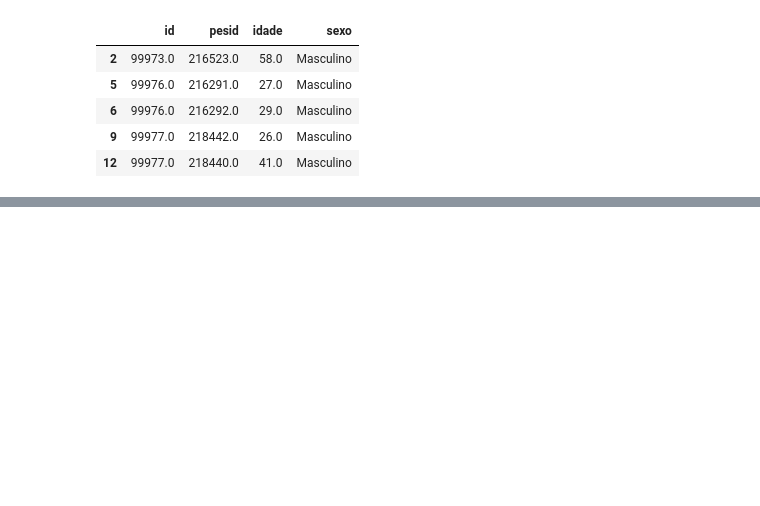
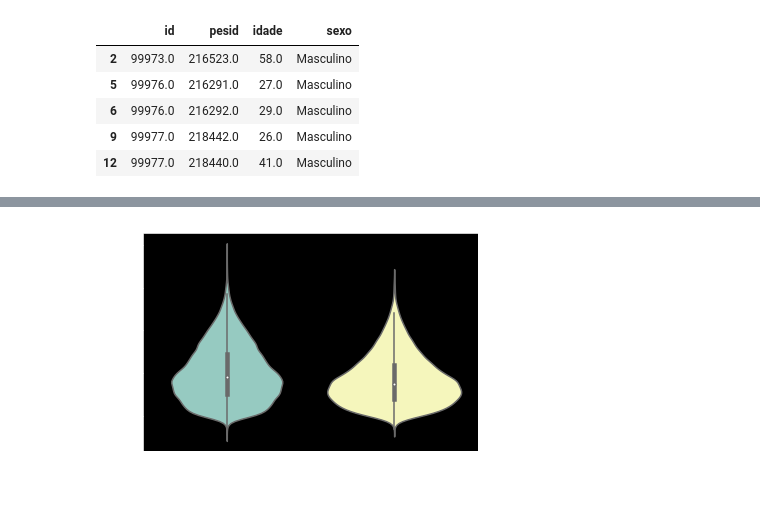
Before and after one commit to GabrielEug2/data-science-accidents, a Jupyter notebook: exploratory_analysis.ipynb, the cells around one changed output, grey strips where cells are left out. Cells and saved outputs as stored; diff of their text form; code cells hidden in the pictures; blank space fills up the shorter version.

Commit message:
violinplot

```diff
--- a/exploratory_analysis.ipynb
+++ b/exploratory_analysis.ipynb
@@ -388,0 +385,6 @@ plot.set(xticks=range(0, 100, 5))
+# %%
+
+sns.violinplot(x='sexo', y='idade', data=drivers_data)
+plt.savefig('violin_condutores.png', dpi=100, transparant=True)
+# %% [output]
+[figure, added]
```
Also changed, not shown: parts of 16 cells of this notebook, 1 other file.
